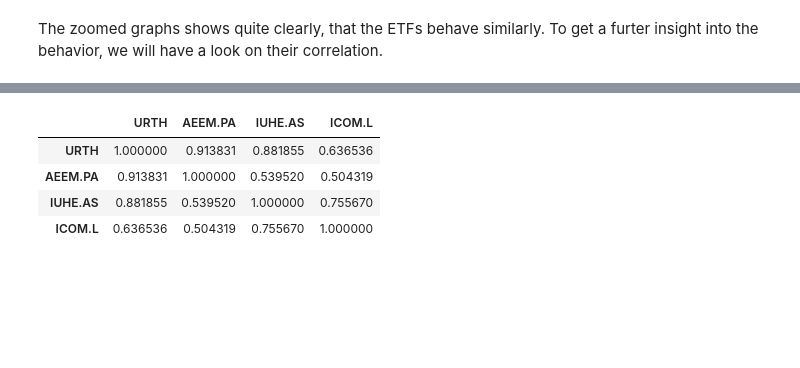
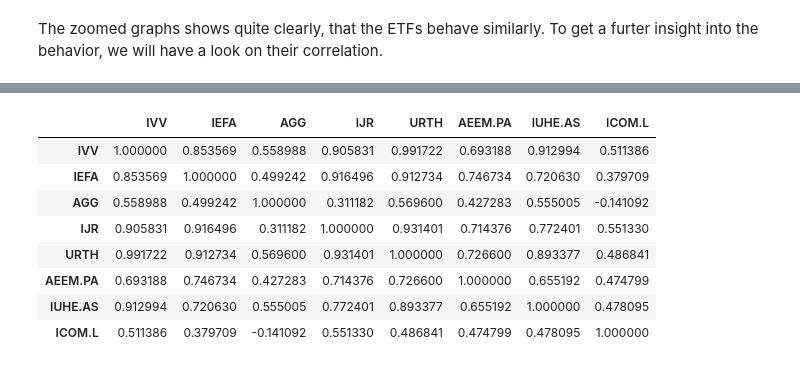
Before and after one commit to Ankru98/finengin, a Jupyter notebook: Code_Jupiter.ipynb, the cells around one changed output, grey strips where cells are left out. Cells and saved outputs as stored; diff of their text form; code cells hidden in the pictures; blank space fills up the shorter version.

```diff
--- a/Code_Jupiter.ipynb
+++ b/Code_Jupiter.ipynb
@@ -66,12 +41,23 @@ ivv.head()
 # %%
 # Step 1 - importing data by defining a for loop that gets the tickers from a list
-ticker = ['IVV', 'IEFA', 'AGG', 'IJR']
-data = pd.DataFrame(columns=ticker)
+start = datetime.datetime(2018, 1, 1)
+end = datetime.datetime.today()
 
-for i in ticker:
-    data[i] = yf.download(i, start, end)['Adj Close']
+ticker_ishares = ['IVV', 'IEFA', 'AGG', 'IJR']
+ticker_amundi = ['GLDA', 'MIVB'] # ticker not found
+antons_ticker = ['URTH', 'AEEM.PA', 'IUHE.AS', 'ICOM.L']
+data_ishares = pd.DataFrame(columns=ticker_ishares)
+data_amundi = pd.DataFrame(columns=ticker_amundi)
+antons_data = pd.DataFrame(columns=antons_ticker)
 
-data.head()
+for i in ticker_ishares:
+    data_ishares[i] = yf.download(i, start, end)['Adj Close']
+# for i in ticker_amundi:
+#     data_amundi[i] = yf.download(i, start, end)['Adj Close']
+# print(data_amundi.head())
+for i in antons_ticker:
+    antons_data[i] = yf.download(i, start, end)['Adj Close']
+    antons_data.fillna(0.0000)
 # %% [output]
 [*********************100%***********************]  1 of 1 completed
 [*********************100%***********************]  1 of 1 completed
@@ -292,2 +294,8 @@ plt.show();
 # %% [markdown]
 The zoomed graphs shows quite clearly, that the ETFs behave similarly. To get a furter insight into the behavior, we will have a look on their correlation.
+# %%
+# FINISH WHEN AMUNDI IS INCLUDED
+#all_data_nf = data_ishares.merge(data_amundi, on="Date")
+all_data = data_ishares.merge(antons_data, on="Date")
+all_data = all_data.fillna(0)
+all_data.head()
@@ -294,10 +310,14 @@ The zoomed graphs shows quite clearly, that the ETFs behave similarly. To get a
 # %%
 # Show the correlation
-corr = antons_data.corr()
+corr = all_data.corr()
 corr.style.background_gradient(cmap='coolwarm')
 # %% [output]
-|  | URTH | AEEM.PA | IUHE.AS | ICOM.L |
-| URTH | 1.000000 | 0.913831 | 0.881855 | 0.636536 |
-| AEEM.PA | 0.913831 | 1.000000 | 0.539520 | 0.504319 |
-| IUHE.AS | 0.881855 | 0.539520 | 1.000000 | 0.755670 |
-| ICOM.L | 0.636536 | 0.504319 | 0.755670 | 1.000000 |
+|  | IVV | IEFA | AGG | IJR | URTH | AEEM.PA | IUHE.AS | ICOM.L |
+| IVV | 1.000000 | 0.853569 | 0.558988 | 0.905831 | 0.991722 | 0.693188 | 0.912994 | 0.511386 |
+| IEFA | 0.853569 | 1.000000 | 0.499242 | 0.916496 | 0.912734 | 0.746734 | 0.720630 | 0.379709 |
+| AGG | 0.558988 | 0.499242 | 1.000000 | 0.311182 | 0.569600 | 0.427283 | 0.555005 | -0.141092 |
+| IJR | 0.905831 | 0.916496 | 0.311182 | 1.000000 | 0.931401 | 0.714376 | 0.772401 | 0.551330 |
+| URTH | 0.991722 | 0.912734 | 0.569600 | 0.931401 | 1.000000 | 0.726600 | 0.893377 | 0.486841 |
+| AEEM.PA | 0.693188 | 0.746734 | 0.427283 | 0.714376 | 0.726600 | 1.000000 | 0.655192 | 0.474799 |
+| IUHE.AS | 0.912994 | 0.720630 | 0.555005 | 0.772401 | 0.893377 | 0.655192 | 1.000000 | 0.478095 |
+| ICOM.L | 0.511386 | 0.379709 | -0.141092 | 0.551330 | 0.486841 | 0.474799 | 0.478095 | 1.000000 |
```
Also changed, not shown: parts of 34 cells of this notebook.
